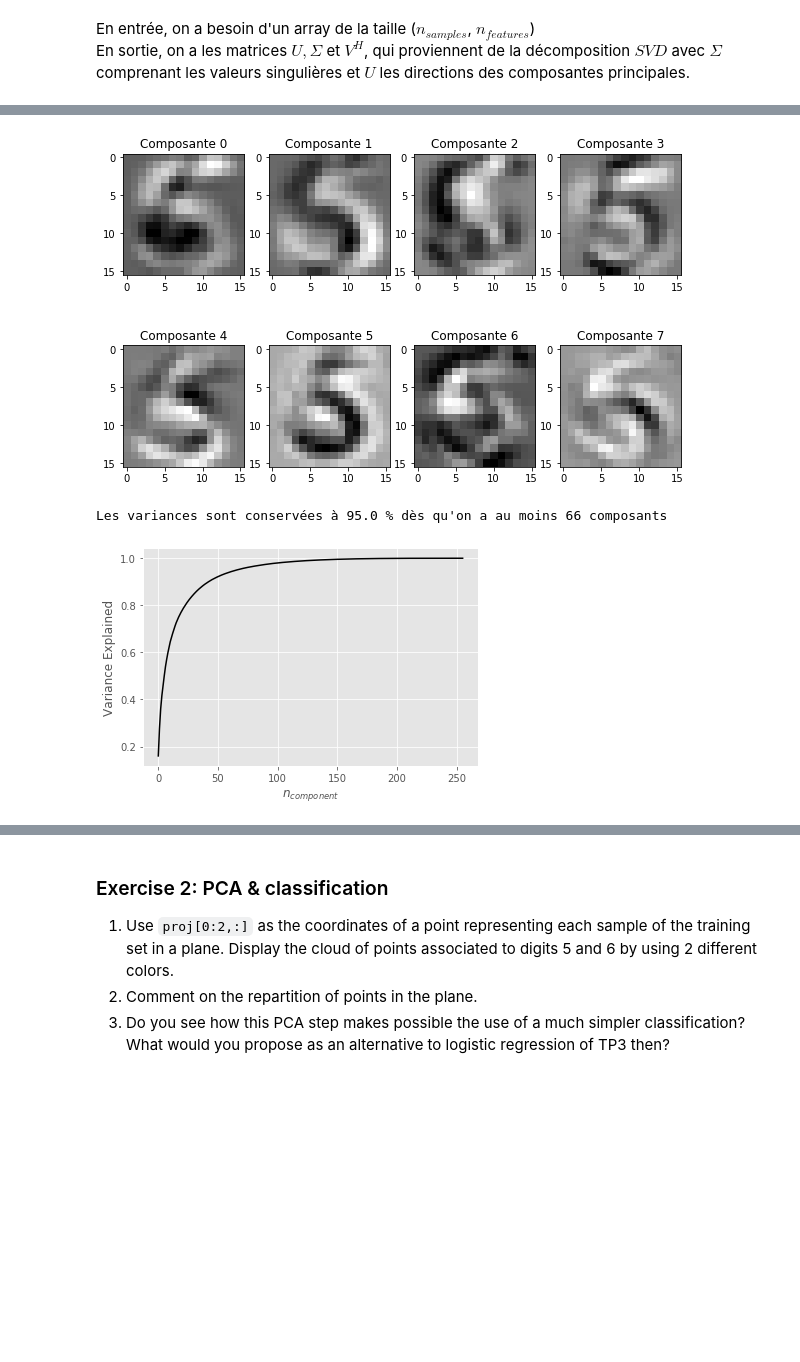
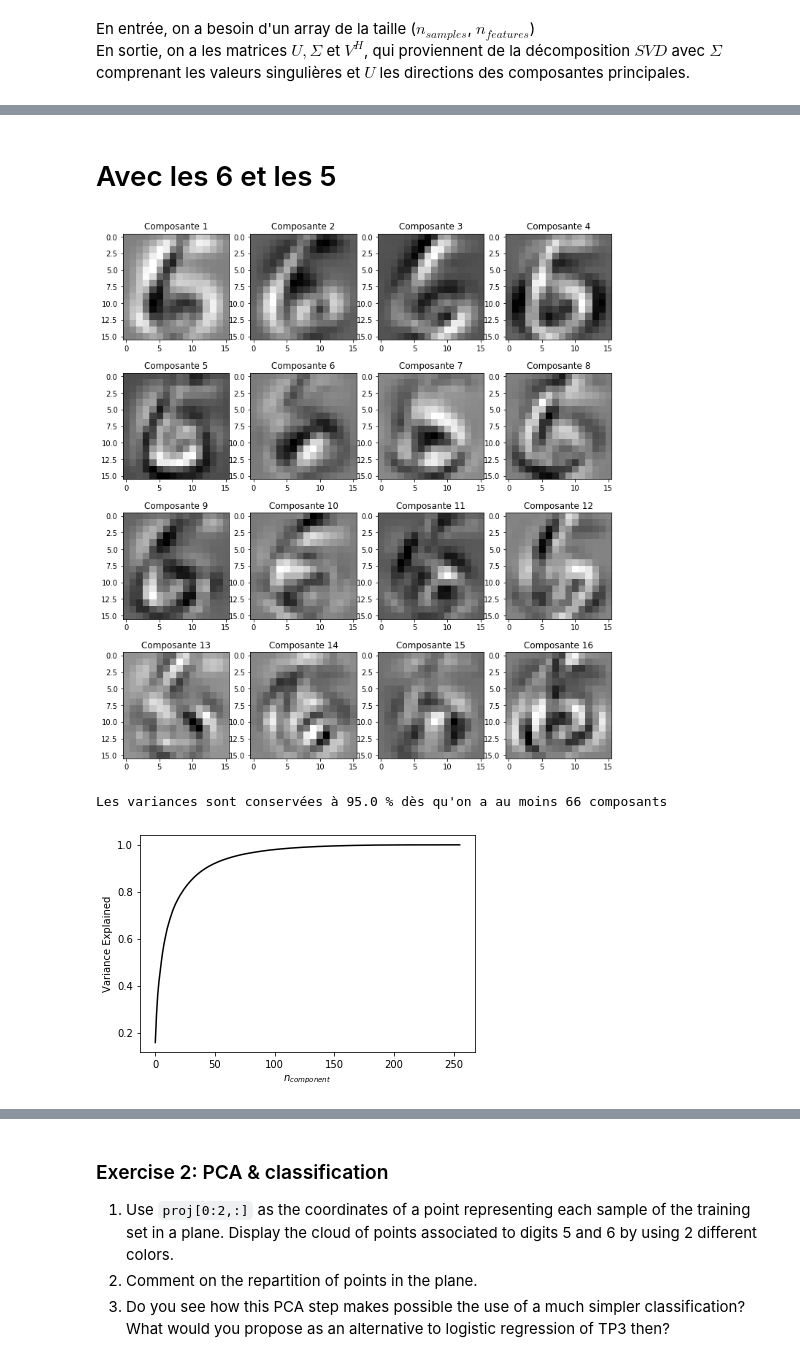
Before and after one commit to VictorCilleros/ML, a Jupyter notebook: TNE2_PCA_archive/TNE2_PCA.ipynb, the cells around one changed output, grey strips where cells are left out. Drawn from its saved outputs; the diff is of its cells as text; code cells hidden in the pictures; blank space fills up the shorter version.

```diff
--- a/TNE2_PCA_archive/TNE2_PCA.ipynb
+++ b/TNE2_PCA_archive/TNE2_PCA.ipynb
@@ -130,0 +175,11 @@ n= 120
+# %%
+U, S, VH = la.svd(x_train_standardized[145:].T)
+V = VH.T
+columns = 4
+nb_image = 16
+plt.figure(figsize=(12,17))
+for i in range(nb_image):
+
+    plt.subplot(nb_image/ columns + 1, columns, i + 1)
+    plt.title(f"Composante {i+1}")
+    plt.imshow(np.reshape(U.T[i],(16,16)),cmap='gray')
@@ -130,0 +199,16 @@ n= 120
+# %%
+num_image = 250
+
+columns = 4
+nb_image = 16
+plt.figure(figsize=(12,17))
+
+
+for _,i in enumerate(range(20,260,250//nb_image)):
+    plt.subplot(nb_image/ columns + 1, columns, _ + 1)
+
+    z =  U @ x_train_standardized[num_image]
+    z[i:]=0
+    x_app =  U.T @z
+    plt.title(f"With {i} first components")
+    plt.imshow(np.reshape(x_app,(16,16)),cmap='gray')
@@ -131,22 +217,26 @@ n= 120
+# %% [markdown]
+# Avec les 6 et les 5
 # %%
+U, S, VH = la.svd(x_train_standardized.T)
+V = VH.T
 columns = 4
-nb_image = 8
-plt.figure(figsize=(10,10))
+nb_image = 16
+plt.figure(figsize=(12,17))
 for i in range(nb_image):
 
     plt.subplot(nb_image/ columns + 1, columns, i + 1)
-    plt.title(f"Composante {i}")
-    plt.imshow(np.reshape(U.T[i],(16,16)),cmap='binary')
+    plt.title(f"Composante {i+1}")
+    plt.imshow(np.reshape(U.T[i],(16,16)),cmap='gray')
 # %% [output]
-[figure, old version]
+[figure, new version]
 # %%
-Variance_Explained = np.cumsum(S**2)/np.sum(S**2)
-plt.plot(Variance_Explained,color="black")
-plt.style.use("ggplot")
+Variance_Explained_5et6 = np.cumsum(S**2)/np.sum(S**2)
+plt.plot(Variance_Explained_5et6,color="black")
+# plt.style.use("ggplot")
 plt.xlabel("$n_{component}$")
 plt.ylabel("Variance Explained")
 p=0.95
-print(f"Les variances sont conservées à {p*100} % dès qu'on a au moins {np.min(np.argwhere(Variance_Explained>=p) )} composants")
+print(f"Les variances sont conservées à {p*100} % dès qu'on a au moins {np.min(np.argwhere(Variance_Explained_5et6>=p) )} composants")
 # %% [output]
 Les variances sont conservées à 95.0 % dès qu'on a au moins 66 composants
-[figure, old version]
+[figure, new version]
```
Also changed, not shown: parts of 23 cells of this notebook.
